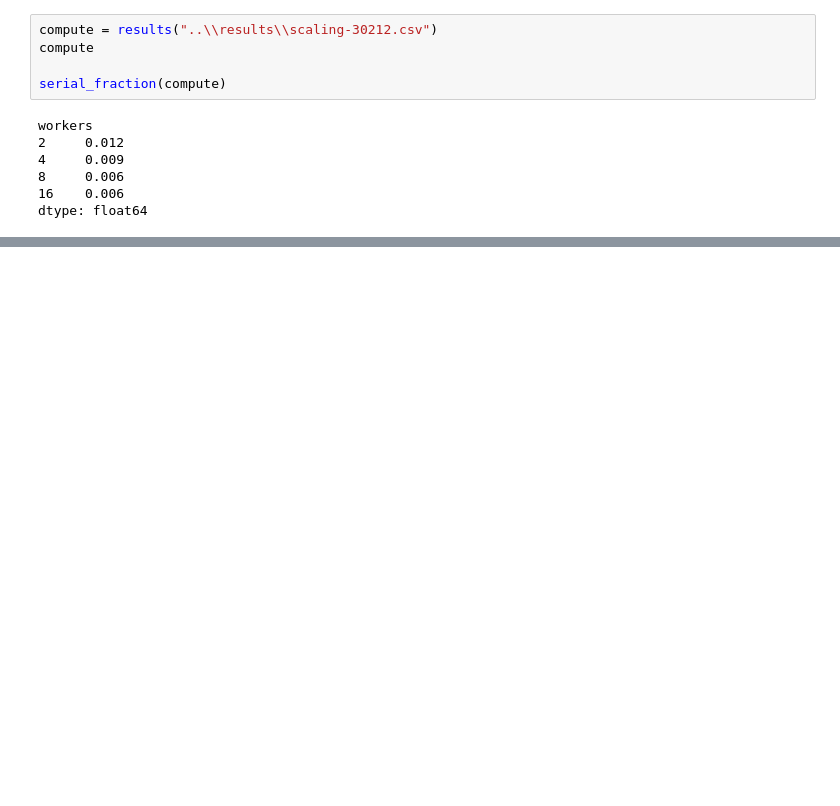
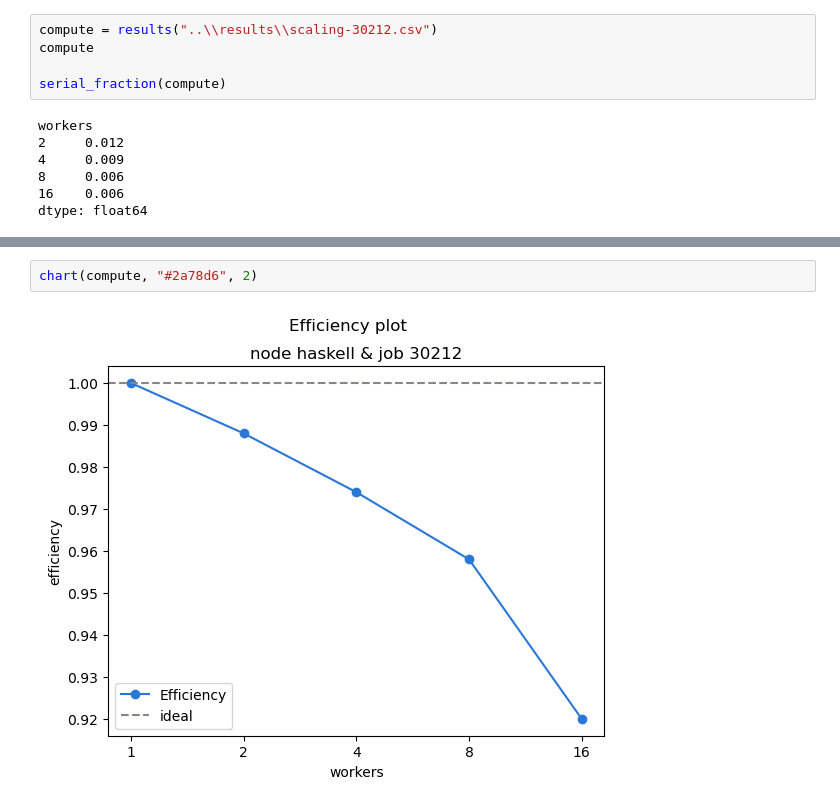
Before and after one commit to MaxTB9/ospc-lab1-a8, a Jupyter notebook: project/analysis/scaling.ipynb, the cells around one changed output, grey strips where cells are left out. Drawn from its saved outputs; the diff is of its cells as text; blank space fills up the shorter version.

```diff
--- a/project/analysis/scaling.ipynb
+++ b/project/analysis/scaling.ipynb
@@ -58,0 +77,4 @@ chart(compute, "#2a78d6")
+# %%
+chart(compute, "#2a78d6", 2)
+# %% [output]
+[figure, added]
```
Also changed, not shown: parts of 4 cells of this notebook, 1 other file.
